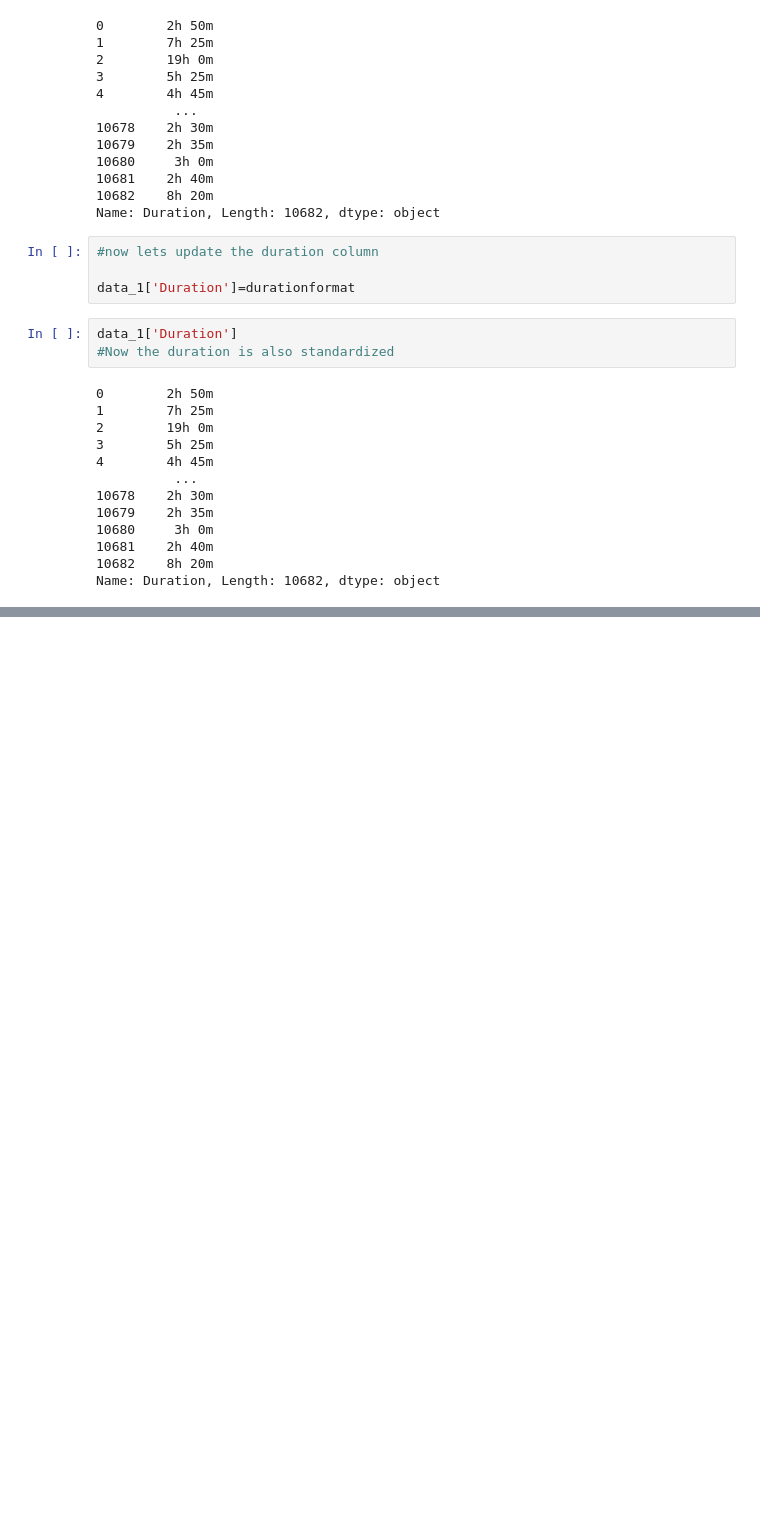
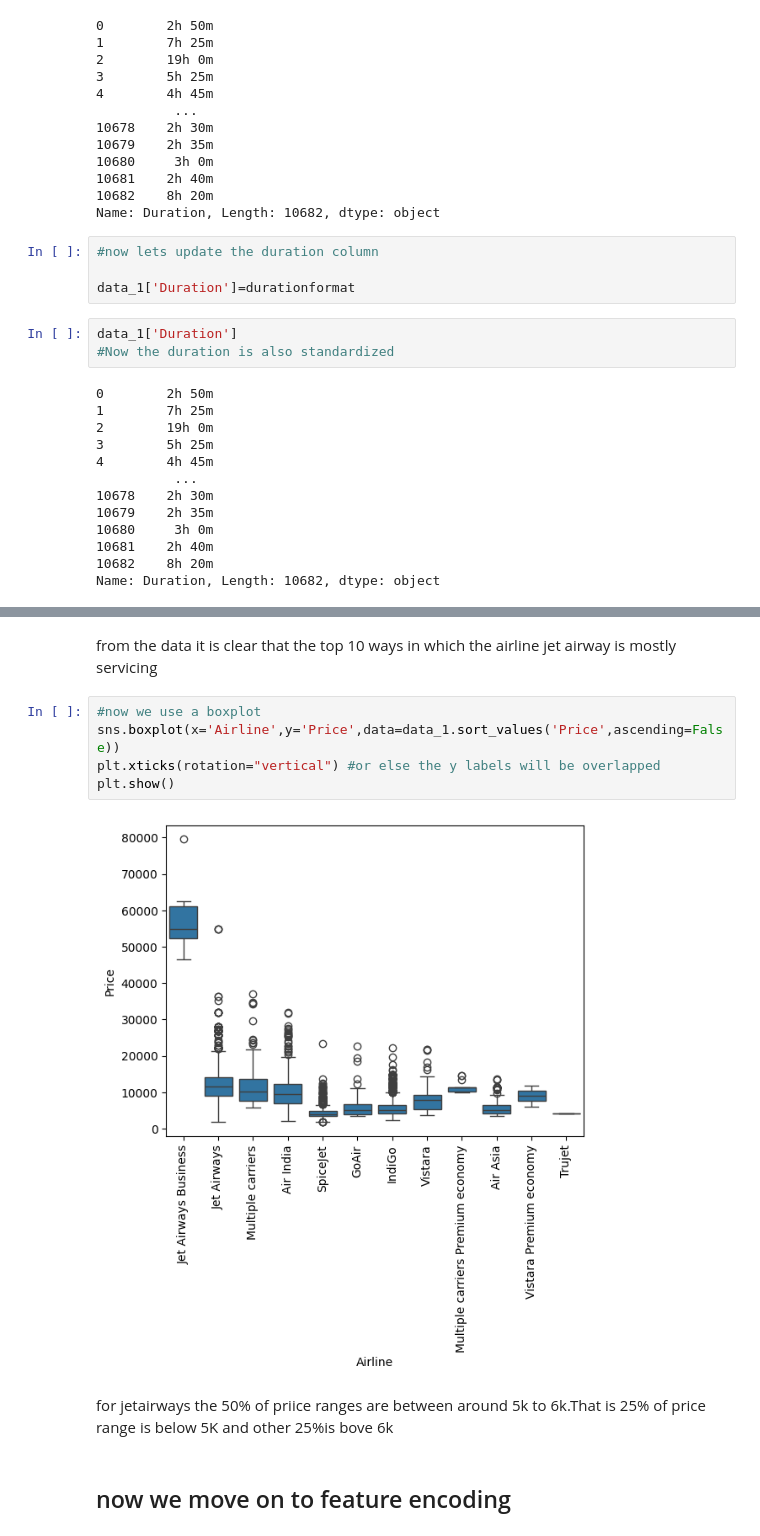
Before and after one commit to reyuvel/Airline_Ticket_Price_Prediction, a Jupyter notebook: DataCleaning/DataClean.ipynb, the cells around one changed output, grey strips where cells are left out. Saved outputs shown, nothing was run; the diff lists cells and outputs as text; blank space fills up the shorter version.

```diff
--- a/DataCleaning/DataClean.ipynb
+++ b/DataCleaning/DataClean.ipynb
@@ -439,0 +516,13 @@ list
+# %% [markdown]
+from the data it is clear that the top 10 ways in which the airline jet airway is mostly servicing
+# %%
+#now we use a boxplot
+sns.boxplot(x='Airline',y='Price',data=data_1.sort_values('Price',ascending=False))
+plt.xticks(rotation="vertical") #or else the y labels will be overlapped
+plt.show()
+# %% [output]
+[figure, added]
+# %% [markdown]
+for jetairways the 50% of priice ranges are between around 5k to 6k.That is 25% of price range is below 5K and other 25%is bove 6k
+# %% [markdown]
+## now we move on to feature encoding
```
Also changed, not shown: parts of 18 cells of this notebook.
